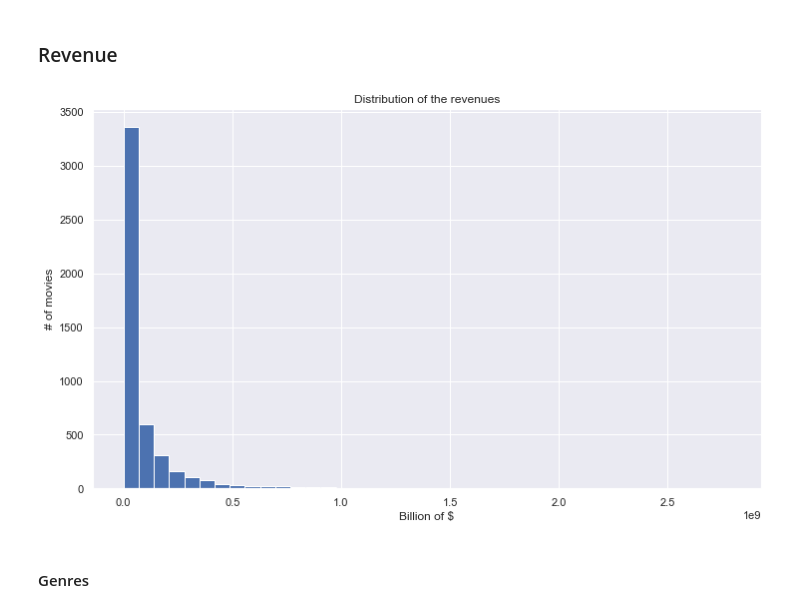
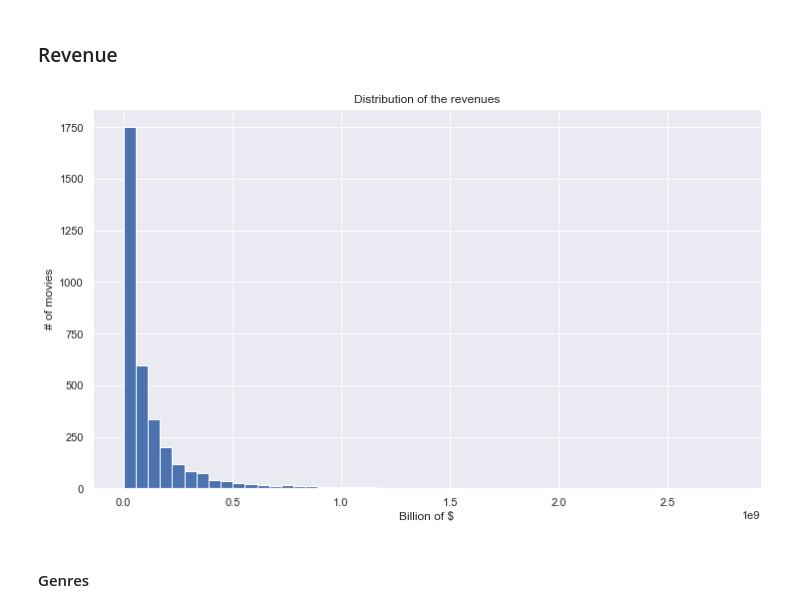
Before and after one commit to ridhachahed/Project-TMDB-5000-Movie-Dataset, a Jupyter notebook: Untitled.ipynb, the cells around one changed output. Cells and saved outputs as stored; diff of their text form; code cells hidden in the pictures.

```diff
--- a/Untitled.ipynb
+++ b/Untitled.ipynb
@@ -198,11 +231,11 @@ We have a lot of zero values.
 ### Revenue
 # %%
 plt.figure(figsize=(12,7))
-plt.hist(movie_df['revenue'], bins= 40)
+plt.hist(movie_df['revenue'], bins= 50)
 plt.title("Distribution of the revenues")
 plt.xlabel('Billion of $')
 plt.ylabel('# of movies')
 plt.show()
 # %% [output]
-[figure, old version]
+[figure, new version]
 # %%
```
Also changed, not shown: parts of 44 cells of this notebook.
